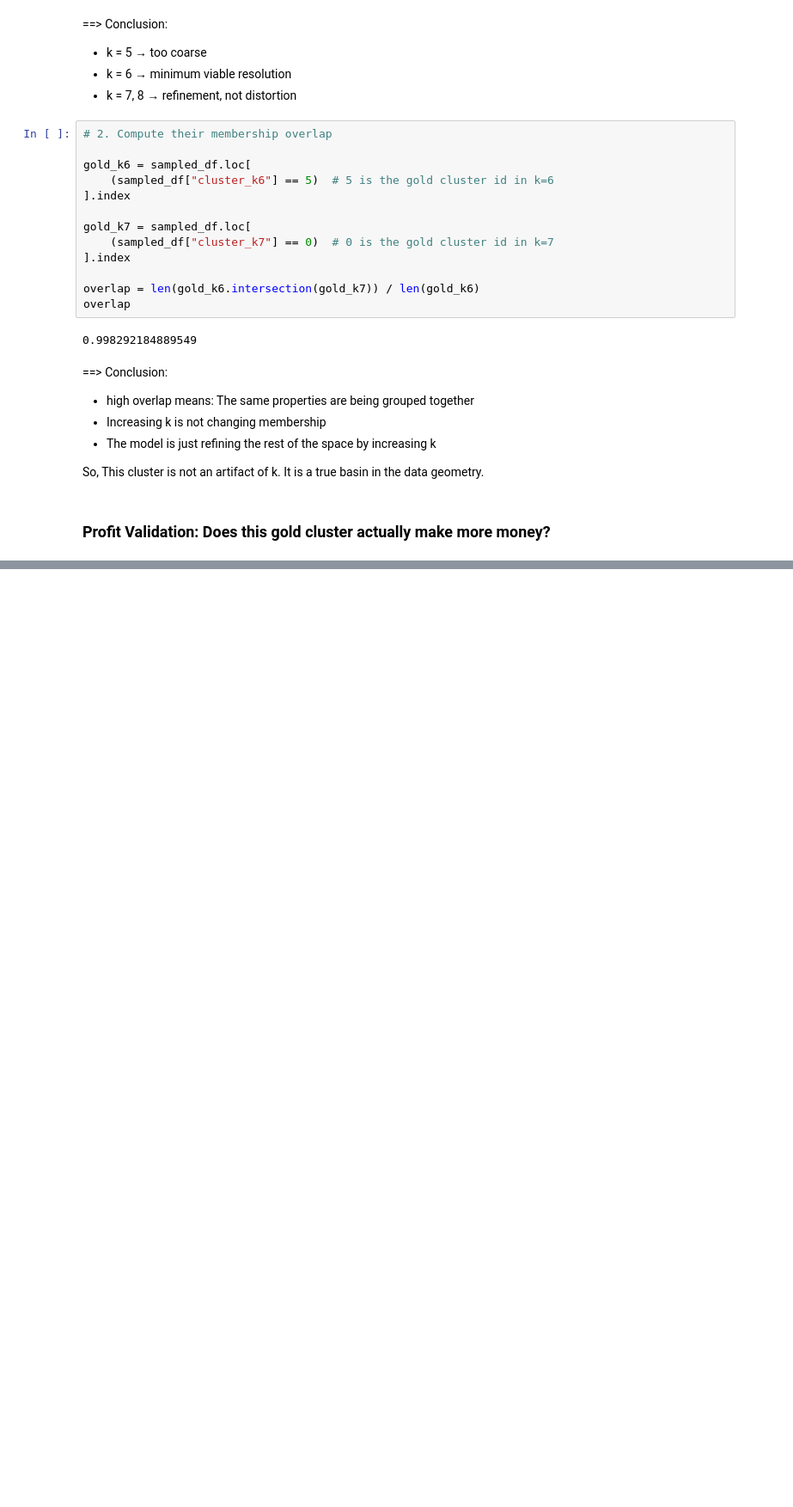
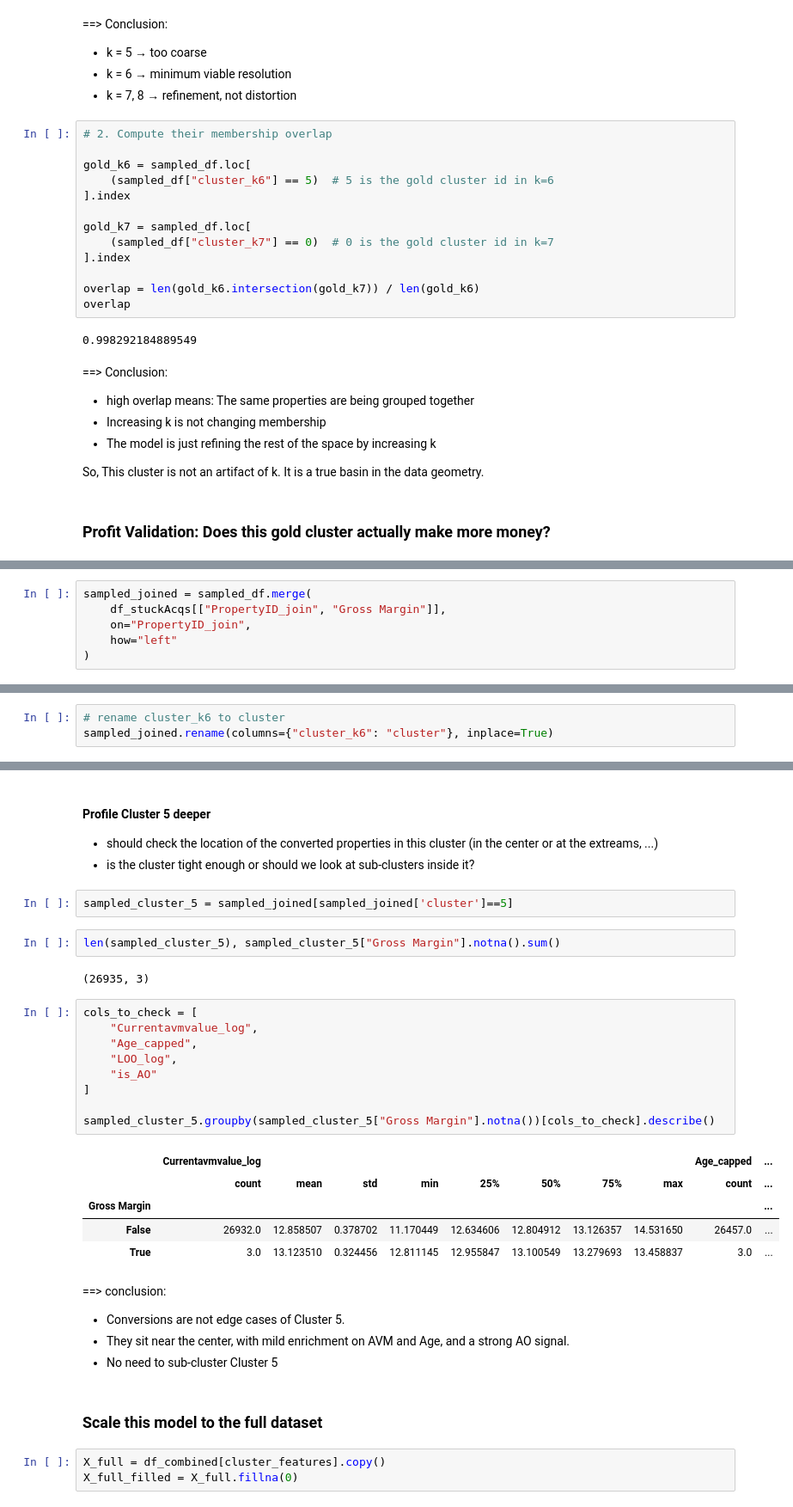
Before and after one commit to m-kareem/Property_clustring, a Jupyter notebook: Data_exploration.ipynb, the cells around one changed output, grey strips where cells are left out. Shown at 86% size. Cells and saved outputs as stored; diff of their text form; blank space fills up the shorter version.

```diff
--- a/Data_exploration.ipynb
+++ b/Data_exploration.ipynb
@@ -998,0 +1028,6 @@ So, This cluster is not an artifact of k. It is a true basin in the data geometr
+# %%
+sampled_joined = sampled_df.merge(
+    df_stuckAcqs[["PropertyID_join", "Gross Margin"]],
+    on="PropertyID_join",
+    how="left"
+)
@@ -998,0 +1038,3 @@ So, This cluster is not an artifact of k. It is a true basin in the data geometr
+# %%
+# rename cluster_k6 to cluster
+sampled_joined.rename(columns={"cluster_k6": "cluster"}, inplace=True)
@@ -998,0 +1094,36 @@ So, This cluster is not an artifact of k. It is a true basin in the data geometr
+# %% [markdown]
+#### Profile Cluster 5 deeper
+
+- should check the location of the converted properties in this cluster (in the center or at the extreams, ...)
+- is the cluster tight enough or should we look at sub-clusters inside it?
+# %%
+sampled_cluster_5 = sampled_joined[sampled_joined['cluster']==5]
+# %%
+len(sampled_cluster_5), sampled_cluster_5["Gross Margin"].notna().sum()
+# %% [output]
+(26935, 3)
+# %%
+cols_to_check = [
+    "Currentavmvalue_log",
+    "Age_capped",
+    "LOO_log",
+    "is_AO"
+]
+
+sampled_cluster_5.groupby(sampled_cluster_5["Gross Margin"].notna())[cols_to_check].describe()
+# %% [output]
+|  | Currentavmvalue_log |  |  |  |  |  |  |  | Age_capped | ... |
+|  | count | mean | std | min | 25% | 50% | 75% | max | count | ... |
+| Gross Margin |  |  |  |  |  |  |  |  |  | ... |
+| False | 26932.0 | 12.858507 | 0.378702 | 11.170449 | 12.634606 | 12.804912 | 13.126357 | 14.531650 | 26457.0 | ... |
+| True | 3.0 | 13.123510 | 0.324456 | 12.811145 | 12.955847 | 13.100549 | 13.279693 | 13.458837 | 3.0 | ... |
+# %% [markdown]
+==> conclusion:
+- Conversions are not edge cases of Cluster 5.
+- They sit near the center, with mild enrichment on AVM and Age, and a strong AO signal.
+- No need to sub-cluster Cluster 5
+# %% [markdown]
+### Scale this model to the full dataset
+# %%
+X_full = df_combined[cluster_features].copy()
+X_full_filled = X_full.fillna(0)
```
Also changed, not shown: parts of 29 cells of this notebook, 1 other file.
